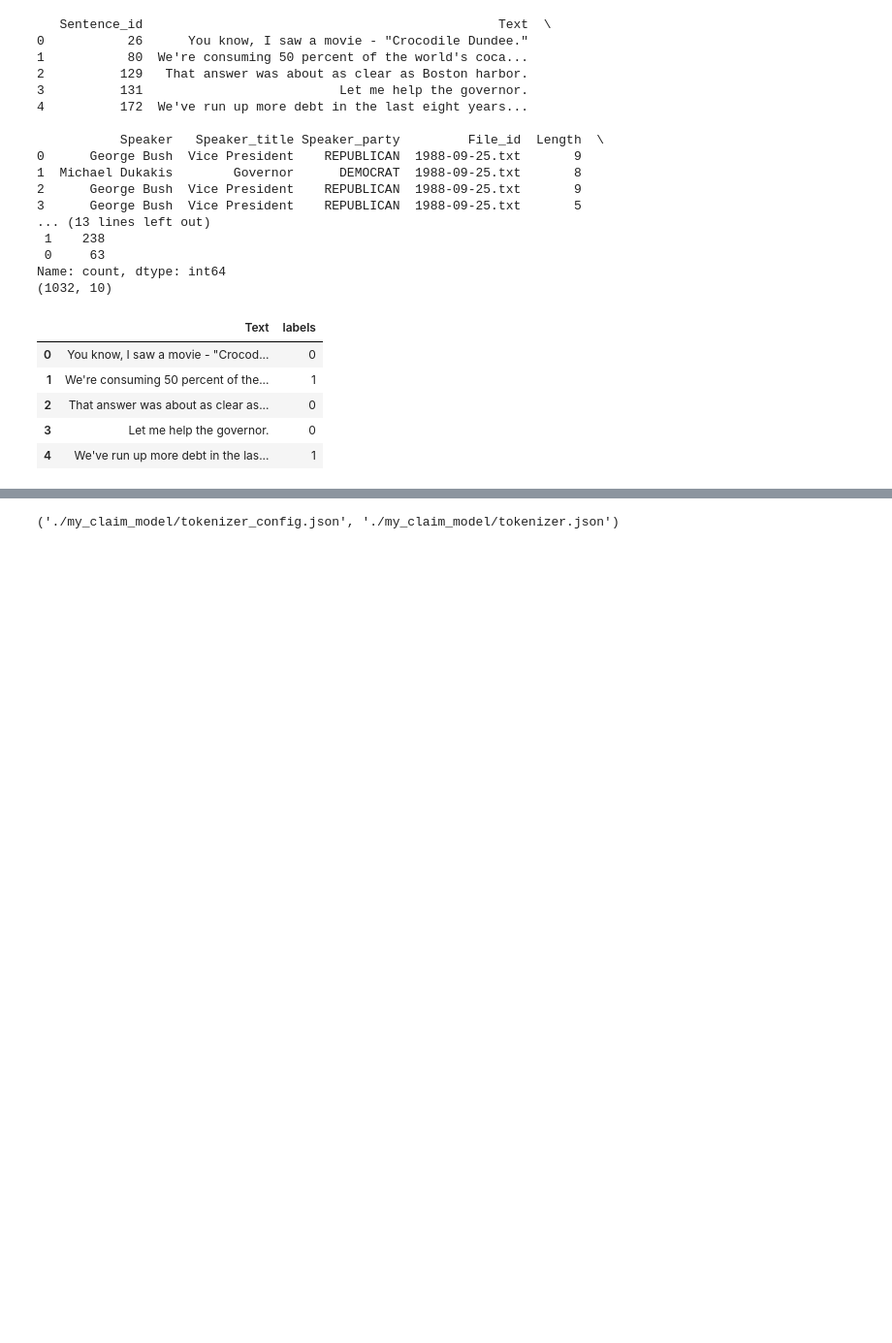
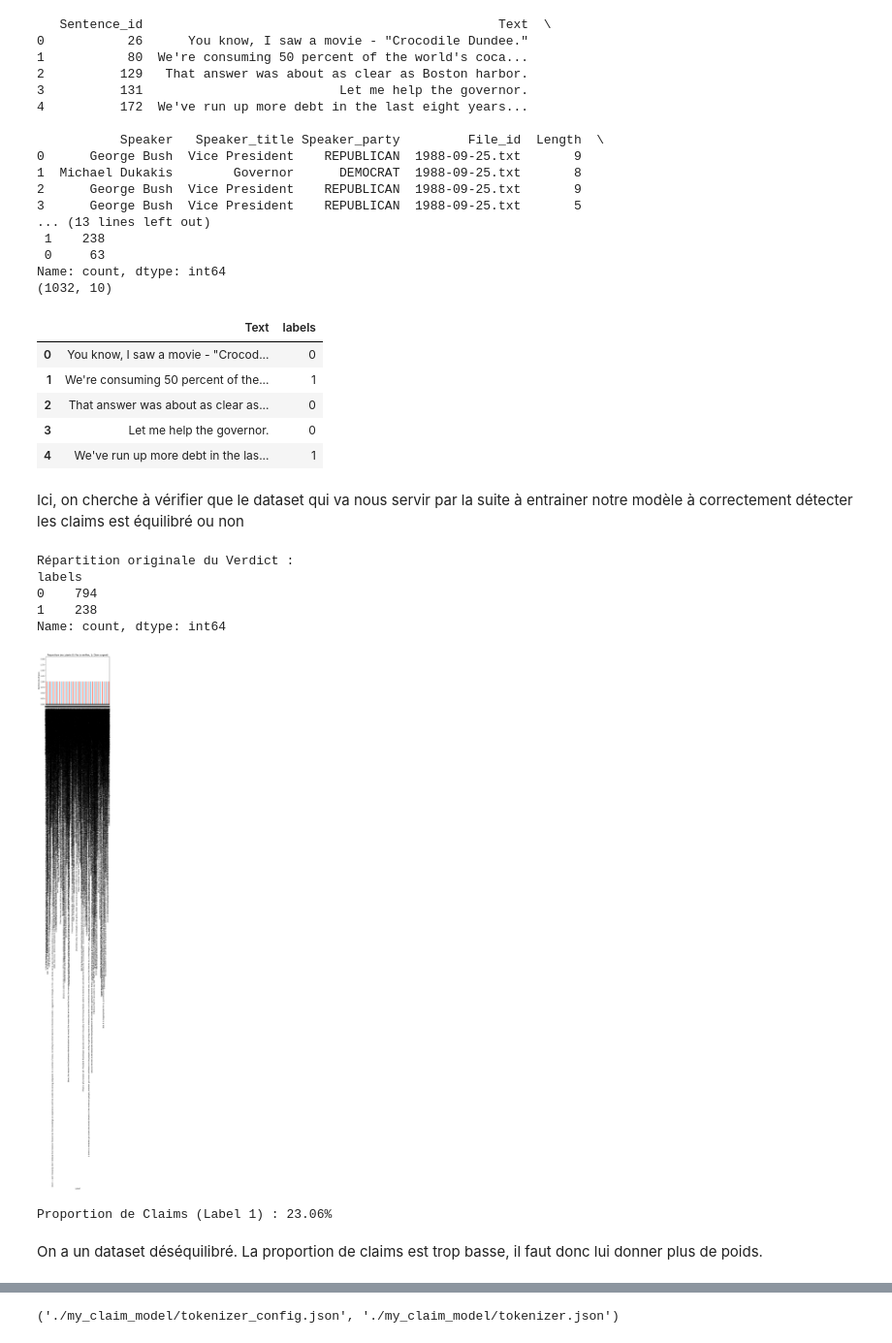
Before and after one commit to NtoDeath/Detection_fake_news, a Jupyter notebook: knowledge_branch/knowledge_based_tests.ipynb, the cells around one changed output, grey strips where cells are left out. Shown at 97% size. Saved outputs shown, nothing was run; the diff lists cells and outputs as text; code cells hidden in the pictures; blank space fills up the shorter version.

```diff
--- a/knowledge_branch/knowledge_based_tests.ipynb
+++ b/knowledge_branch/knowledge_based_tests.ipynb
@@ -250,3 +143,33 @@ dataset.head()
 | 2 | That answer was about as clear as... | 0 |
 | 3 | Let me help the governor. | 0 |
 | 4 | We've run up more debt in the las... | 1 |
+# %% [markdown]
+Ici, on cherche à vérifier que le dataset qui va nous servir par la suite à entrainer notre modèle à correctement détecter les claims est équilibré ou non
+# %%
+import matplotlib.pyplot as plt
+
+counts = dataset['labels'].value_counts()
+print("Répartition originale du Verdict :")
+print(counts)
+
+# Visualisation
+
+dataset.value_counts().plot(kind='bar', color=['skyblue', 'salmon'])
+plt.title("Répartition des Labels (0: Pas à vérifier, 1: Claim urgent)")
+plt.xlabel("Label")
+plt.ylabel("Nombre de phrases")
+plt.show()
+
+#Calcul du ratio
+ratio = dataset['labels'].value_counts(normalize=True)
+print(f"Proportion de Claims (Label 1) : {ratio[1]:.2%}")
+# %% [output]
+Répartition originale du Verdict :
+labels
+0    794
+1    238
+Name: count, dtype: int64
+[figure, added]
+Proportion de Claims (Label 1) : 23.06%
+# %% [markdown]
+On a un dataset déséquilibré. La proportion de claims est trop basse, il faut donc lui donner plus de poids.
```
Also changed, not shown: parts of 44 cells of this notebook, 9 other files.
